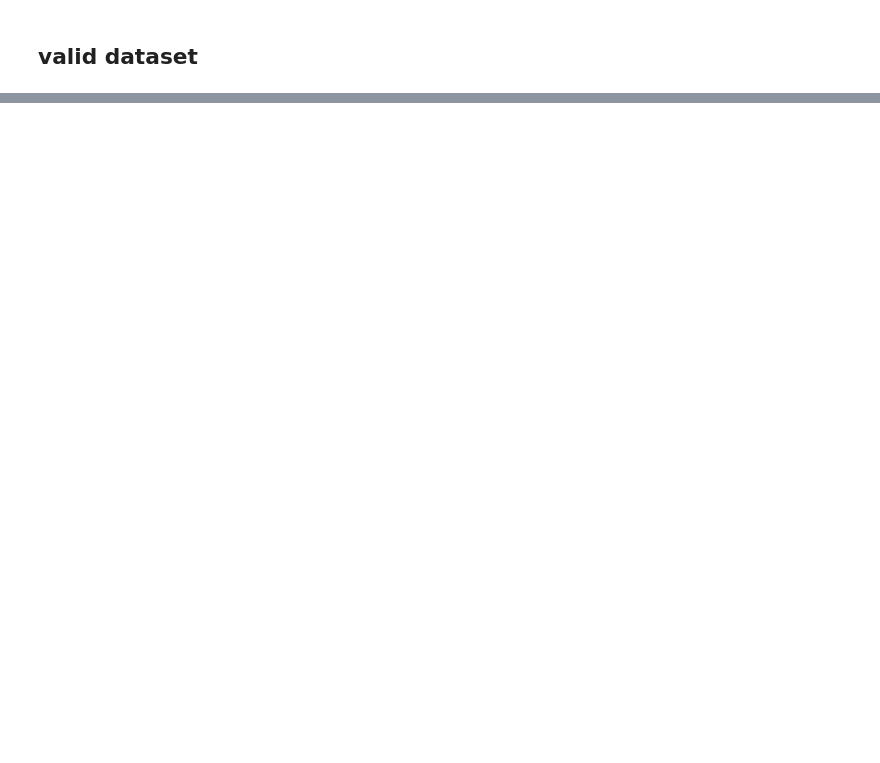
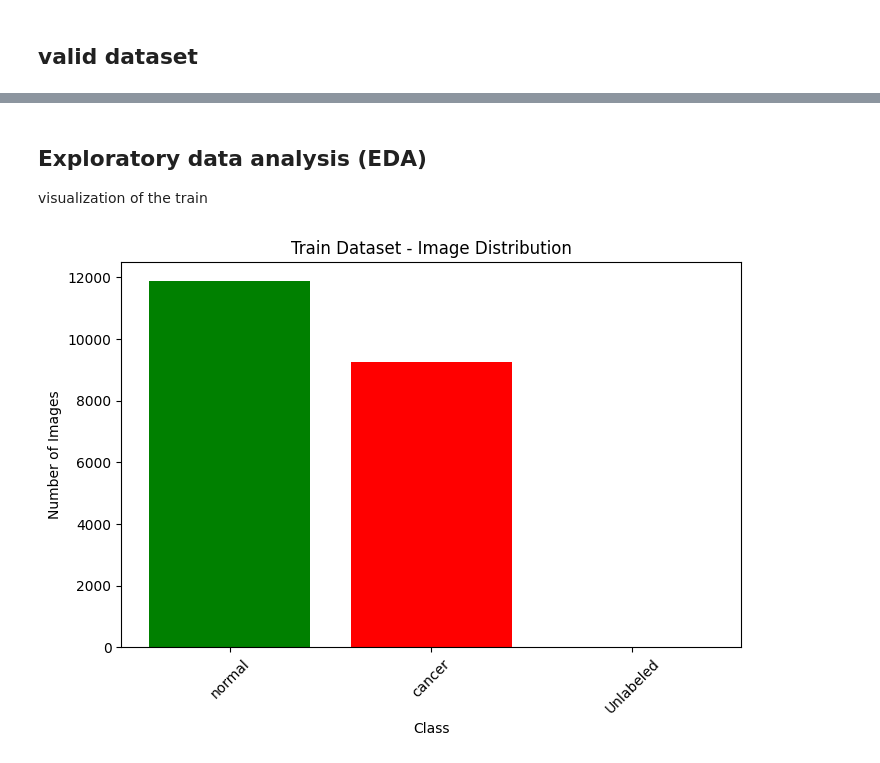
Before and after one commit to nnaemekaukpa/Leveraging-Deep-Learning-Architecture-for-Accurate-and-Efficient-Bone-Cancer-Detection-, a Jupyter notebook: Bone_cancer_detection.ipynb, the cells around one changed output, grey strips where cells are left out. Cells and saved outputs as stored; diff of their text form; code cells hidden in the pictures; blank space fills up the shorter version.

Commit message:
I was able to do some visualization (EDA) on the Train, Test, and Valid data, just to show the counts of classes in each of  the folders

```diff
--- a/Bone_cancer_detection.ipynb
+++ b/Bone_cancer_detection.ipynb
@@ -162,0 +163,21 @@ plt.show()
+# %% [markdown]
+## Exploratory data analysis (EDA)
+visualization of the train
+# %%
+# Count images in each class
+class_counts = {}
+for class_name in os.listdir(train_dataset):
+    class_path = os.path.join(train_dataset, class_name)
+    if os.path.isdir(class_path):
+        class_counts[class_name] = len(os.listdir(class_path))
+
+# Plot bar chart
+plt.figure(figsize=(8, 5))
+plt.bar(class_counts.keys(), class_counts.values(), color=['green', 'red','blue'])
+plt.xlabel("Class")
+plt.ylabel("Number of Images")
+plt.title("Train Dataset - Image Distribution")
+plt.xticks(rotation=45)
+plt.show()
+# %% [output]
+[figure, added]
```
Also changed, not shown: parts of 10 cells of this notebook.
